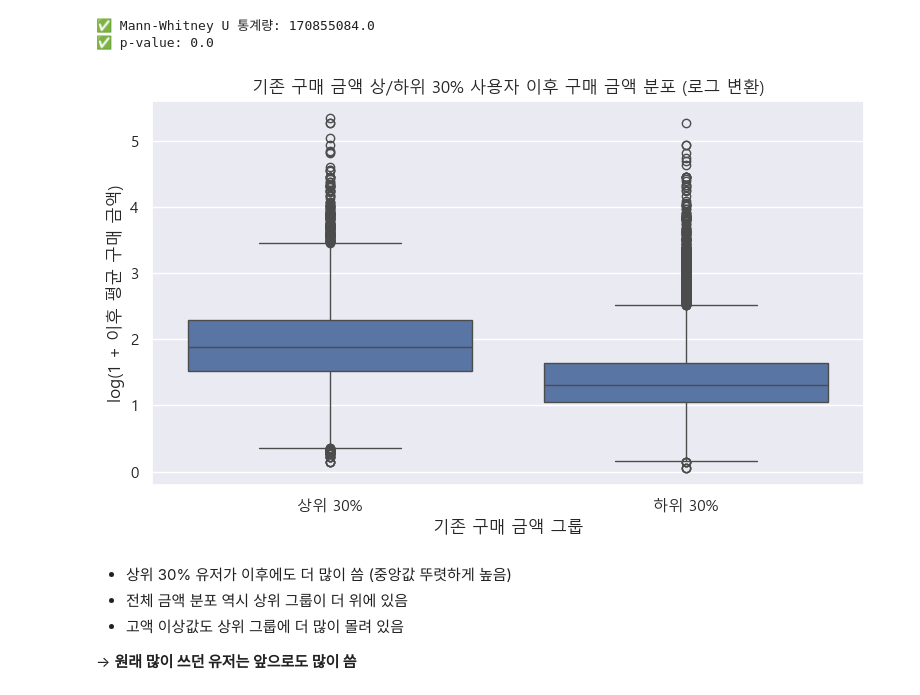
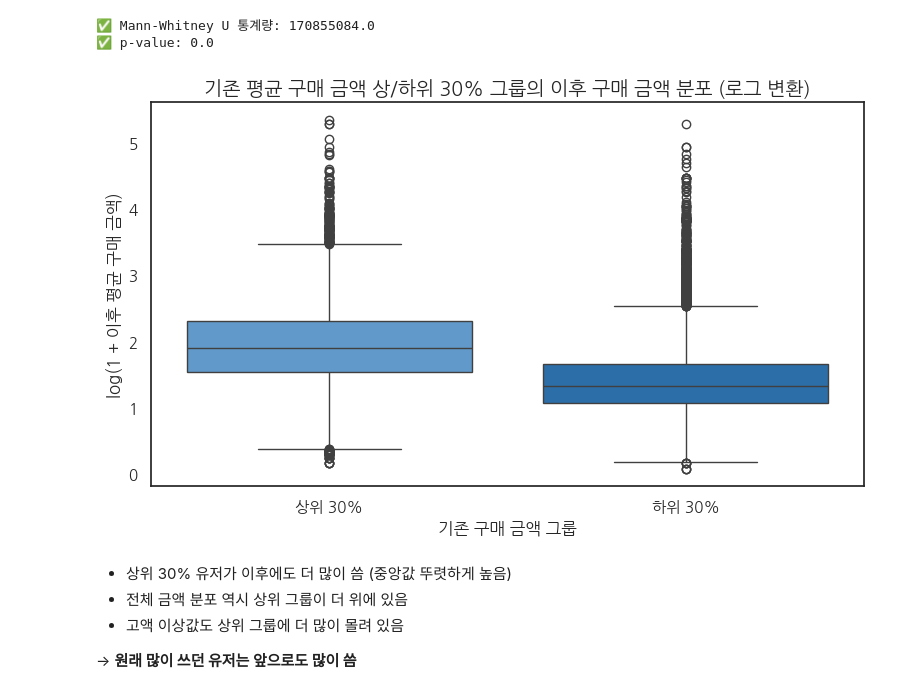
Before and after one commit to Blche/datathon_09, a Jupyter notebook: members/문세희/13_hyp_7_cohort.ipynb, the cells around one changed output. Cells and saved outputs as stored; diff of their text form; code cells hidden in the pictures.

```diff
--- a/members/문세희/13_hyp_7_cohort.ipynb
+++ b/members/문세희/13_hyp_7_cohort.ipynb
@@ -700,8 +744,8 @@ from scipy.stats import shapiro, ttest_ind, mannwhitneyu
 
 # 1. 구매만 필터링
 purchase_df = df[df['event_type'] == 'purchase'].copy()
-purchase_df['event_time'] = pd.to_datetime(purchase_df['event_time'])
-purchase_df = purchase_df.sort_values(by=['user_id', 'event_time'])
+purchase_df['event_time_moscow'] = pd.to_datetime(purchase_df['event_time_moscow'])
+purchase_df = purchase_df.sort_values(by=['user_id', 'event_time_moscow'])
 
 # 2. 구매 순서 부여
 purchase_df['purchase_order'] = purchase_df.groupby('user_id').cumcount() + 1
@@ -836,22 +909,30 @@ print(f"✅ p-value: {p_value}")
 ✅ Mann-Whitney U 통계량: 170855084.0
 ✅ p-value: 0.0
 # %%
-import numpy as np
-import seaborn as sns
-import matplotlib.pyplot as plt
-
+# 로그 변환
 merged['log_later_avg_price'] = np.log1p(merged['later_avg_price'])
 
+# 색상: 상위(연한 파랑), 하위(진한 파랑)
+custom_palette = ['#509adb', '#1770bd']  # 상위 → 하위 순서
+
+# 시각화
 plt.figure(figsize=(8, 5))
-sns.boxplot(data=merged, x='group_label', y='log_later_avg_price')
-plt.title('기존 구매 금액 상/하위 30% 사용자 이후 구매 금액 분포 (로그 변환)')
-plt.xlabel('기존 구매 금액 그룹')
-plt.ylabel('log(1 + 이후 평균 구매 금액)')
-plt.grid(True, axis='y')
+sns.boxplot(
+    data=merged,
+    x='group_label',
+    y='log_later_avg_price',
+    palette=custom_palette,
+    order=['상위 30%', '하위 30%']
+)
+
+plt.title('기존 평균 구매 금액 상/하위 30% 그룹의 이후 구매 금액 분포 (로그 변환)', fontsize=14)
+plt.xlabel('기존 구매 금액 그룹', fontsize=12)
+plt.ylabel('log(1 + 이후 평균 구매 금액)', fontsize=12)
+plt.grid(False)
 plt.tight_layout()
 plt.show()
 # %% [output]
-[figure, old version]
+[figure, new version]
 # %% [markdown]
 - 상위 30% 유저가 이후에도 더 많이 씀 (중앙값 뚜렷하게 높음)
 - 전체 금액 분포 역시 상위 그룹이 더 위에 있음
```
Also changed, not shown: parts of 23 cells of this notebook, 8 other files.
